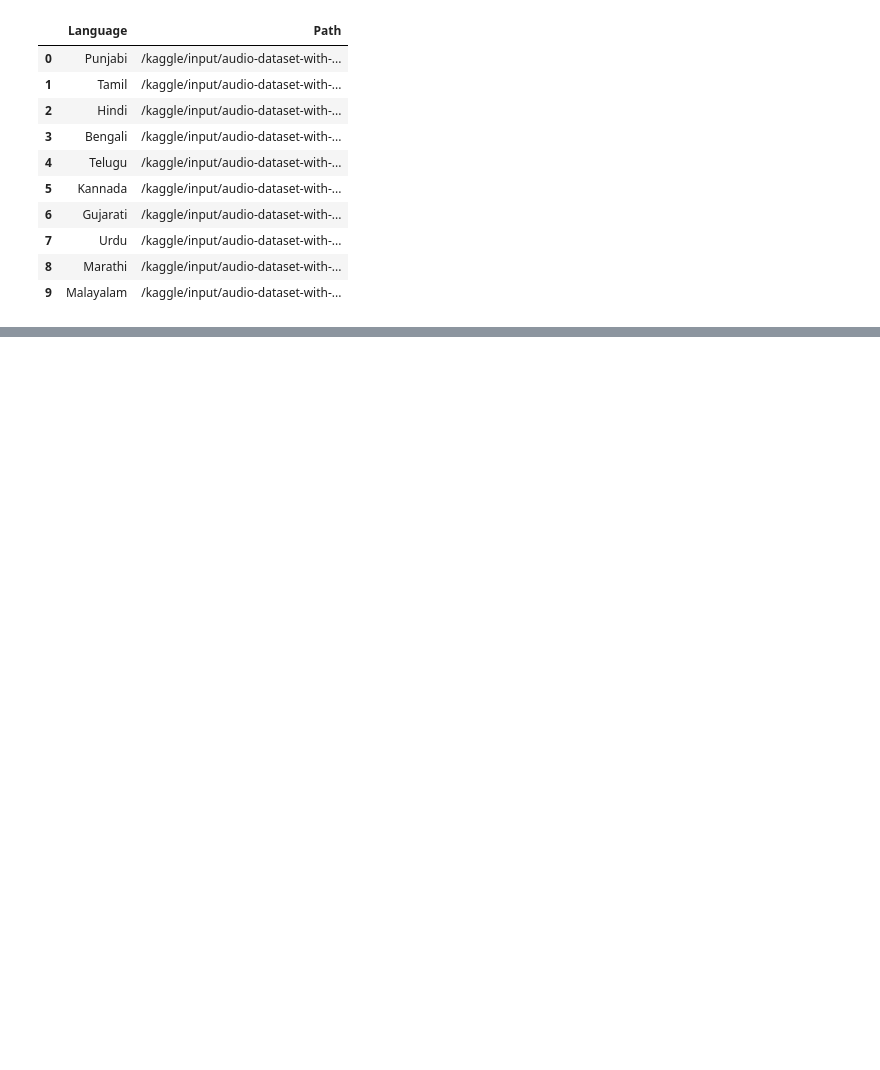
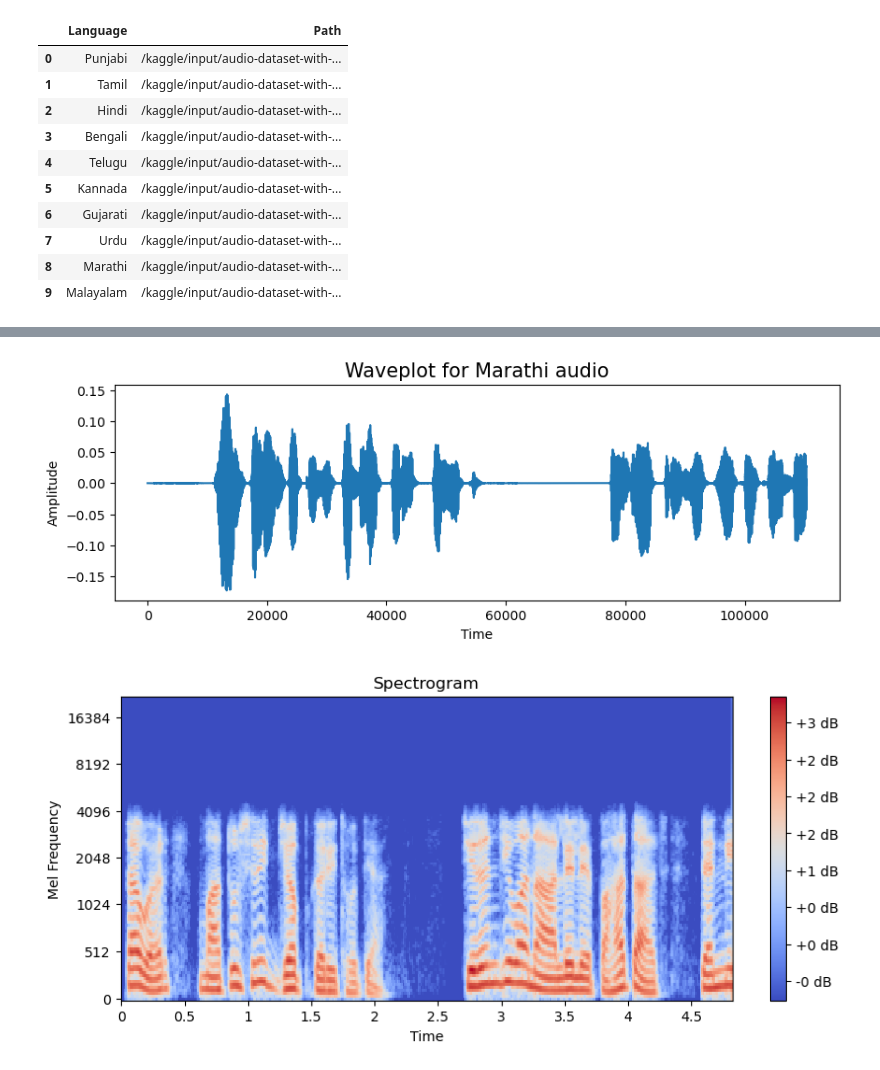
Before and after one commit to sonalgan/IndiSpeak, a Jupyter notebook: dataprocessing.ipynb, the cells around one changed output, grey strips where cells are left out. Saved outputs shown, nothing was run; the diff lists cells and outputs as text; code cells hidden in the pictures; blank space fills up the shorter version.

```diff
--- a/dataprocessing.ipynb
+++ b/dataprocessing.ipynb
@@ -80,0 +138,28 @@ Audio(path)
+# %%
+input_file = path
+output_file = '/kaggle/working/output_audio.wav'
+sr=44100
+pitch_range=(-2, 2)
+audio = AudioSegment.from_file(input_file)
+
+
+def pitch_shifting(audio, pitch_range=(-2, 2)):
+    pitch_semitones = random.uniform(pitch_range[0], pitch_range[1])
+    return audio._spawn(audio.raw_data, overrides={
+        "frame_rate": int(audio.frame_rate * (2.0 ** (pitch_semitones / 12.0)))
+    })
+
+
+
+# Apply pitch shifting
+augmented_audio = pitch_shifting(audio)
+
+# Export the augmented audio
+augmented_audio.export(output_file, format='wav')
+
+# Plot the augmented audio waveform
+plot_audio(output_file)
+Audio(output_file)
+# %% [output]
+[figure, added]
+[figure, added]
```
Also changed, not shown: parts of 15 cells of this notebook.
